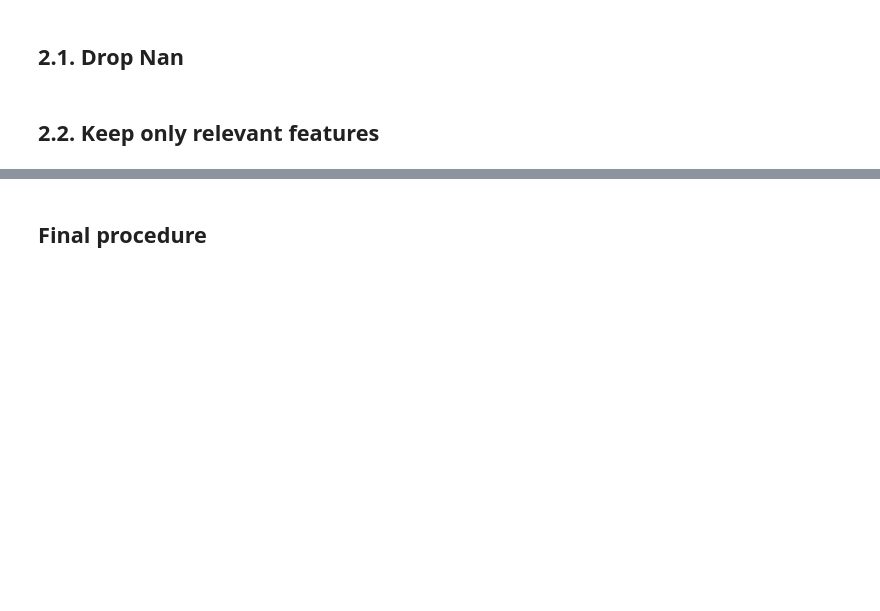
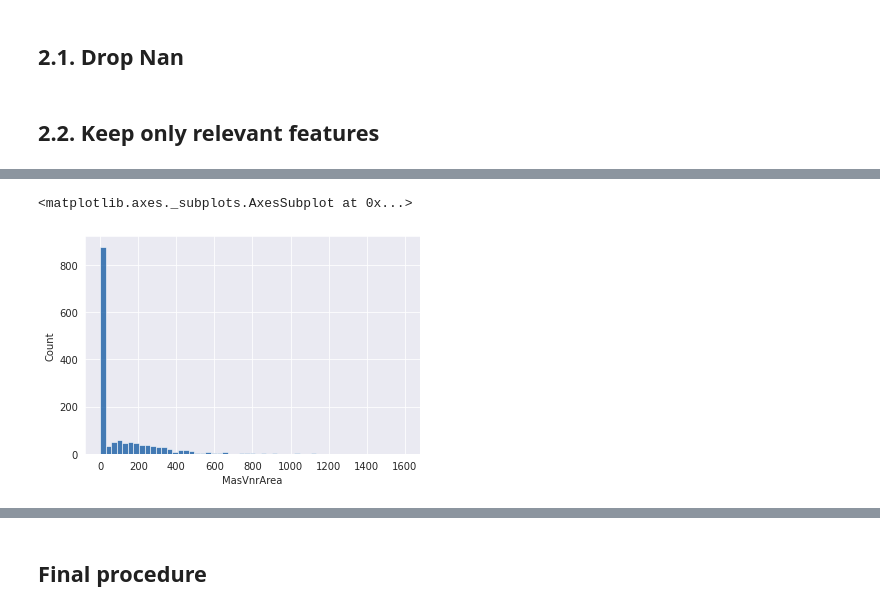
Before and after one commit to PashaIanko/Kaggle.HousePrices, a Jupyter notebook: House_Prices.ipynb, the cells around one changed output, grey strips where cells are left out. Cells and saved outputs as stored; diff of their text form; code cells hidden in the pictures; blank space fills up the shorter version.

```diff
--- a/House_Prices.ipynb
+++ b/House_Prices.ipynb
@@ -438,0 +556,5 @@ def drop_cols_except(df, num_features, cat_features):
+# %%
+sns.histplot(train['MasVnrArea'])
+# %% [output]
+<matplotlib.axes._subplots.AxesSubplot at 0x...>
+[figure, added]
```
Also changed, not shown: parts of 24 cells of this notebook.
